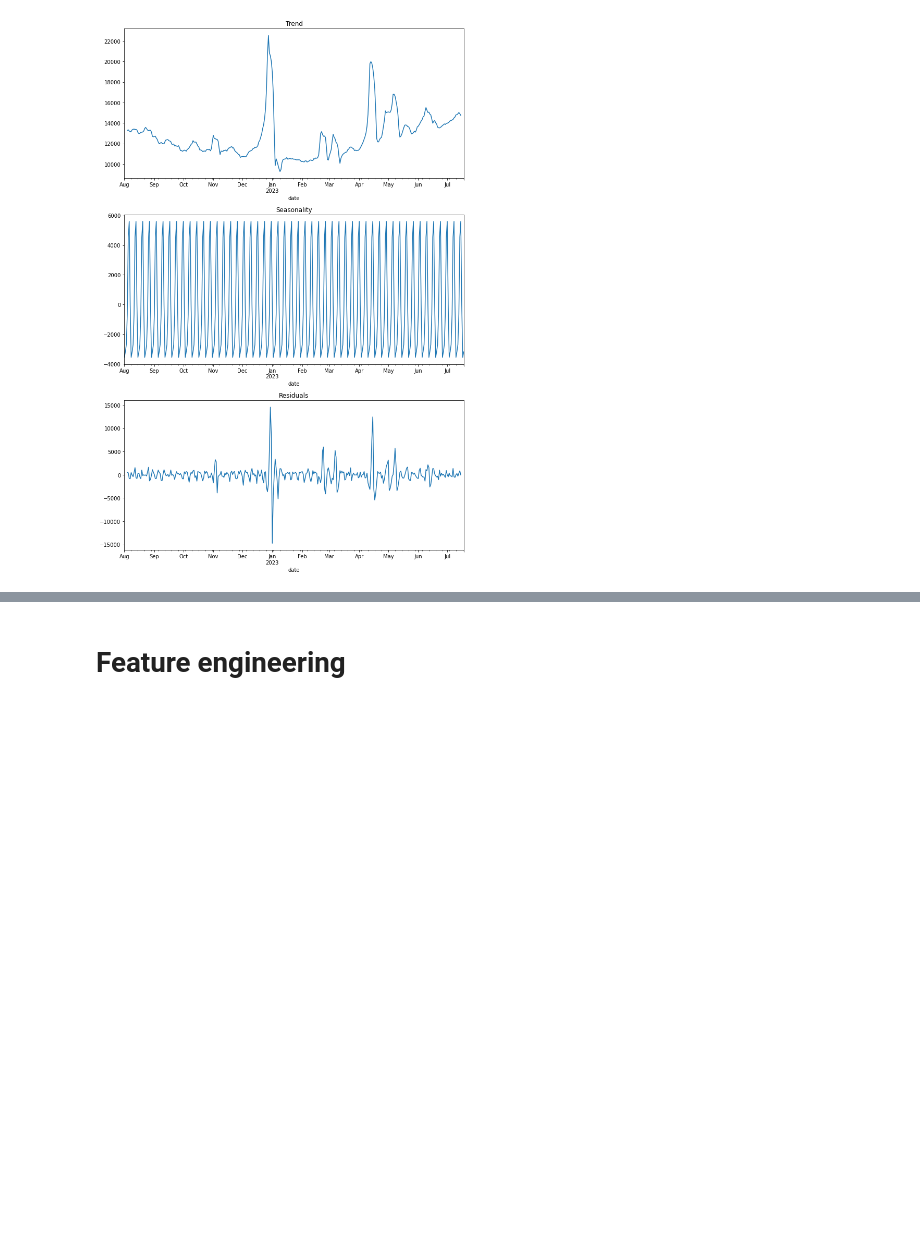
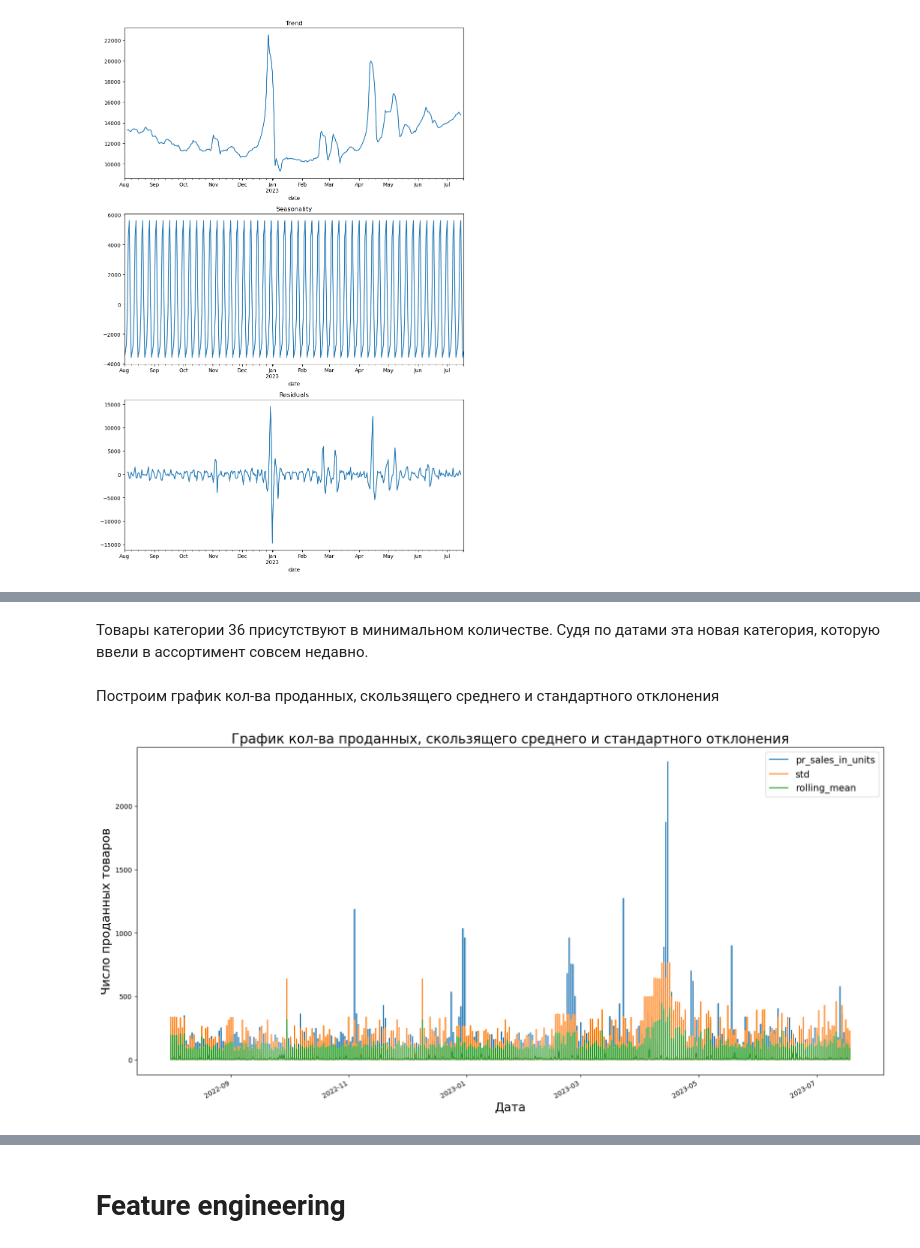
Before and after one commit to Vdol22/Proj_Lenta, a Jupyter notebook: lenta.ipynb, the cells around one changed output, grey strips where cells are left out. Saved outputs shown, nothing was run; the diff lists cells and outputs as text; code cells hidden in the pictures; blank space fills up the shorter version.

```diff
--- a/lenta.ipynb
+++ b/lenta.ipynb
@@ -220,0 +381,8 @@ for col in negative_column:
+# %%
+df_num['price'] = round(df_num['pr_sales_in_rub'] / df_num['pr_sales_in_units'], 2)
+mean_price = df_num.groupby('pr_sku_id')['pr_sales_in_rub'].mean()
+
+zero_sales = df_num['pr_sales_in_rub'] == 0.0
+# Замена значения 0.0 в столбце price и pr_sales_in_rub
+df_num.loc[zero_sales, 'price'] = df_num.loc[zero_sales, 'pr_sku_id'].map(mean_price)
+df_num.loc[zero_sales, 'pr_sales_in_rub'] = df_num.loc[zero_sales, 'pr_sku_id'].map(mean_price) * df_num.loc[zero_sales, 'pr_sales_in_units']
@@ -248,0 +526,5 @@ plt.show()
+# %%
+df_num = df_num.query('st_id != (7, 11)')
+df_num = df_num.query('pr_group_id != (7, 8)')
+df_num = df_num.query('st_is_active != 0')
+df_num = df_num.drop('st_is_active', axis=1)
@@ -313,0 +620,20 @@ for name in name_group_id:
+# %% [markdown]
+Товары категории 36 присутствуют в минимальном количестве. Судя по датами эта новая категория, которую ввели в ассортимент совсем недавно.
+# %% [markdown]
+Построим график кол-ва проданных, скользящего среднего и стандартного отклонения
+# %%
+units_mean_std = df_num.copy()
+
+units_mean_std['rolling_mean'] = units_mean_std['pr_sales_in_units'].rolling(14).mean()
+units_mean_std['std'] = units_mean_std['pr_sales_in_units'].rolling(14).std()
+
+ax = units_mean_std[['date', 'pr_sales_in_units', 'std', 'rolling_mean']].plot(figsize=(20, 10),
+                                                                              x='date')
+
+ax.set_title('График кол-ва проданных, скользящего среднего и стандартного отклонения', fontsize=20)
+ax.set_xlabel('Дата', fontsize=18)
+ax.set_ylabel('Число проданных товаров', fontsize=18)
+ax.legend(fontsize=14)
+plt.show()
+# %% [output]
+[figure, added]
```
Also changed, not shown: parts of 83 cells of this notebook, 7 other files.
